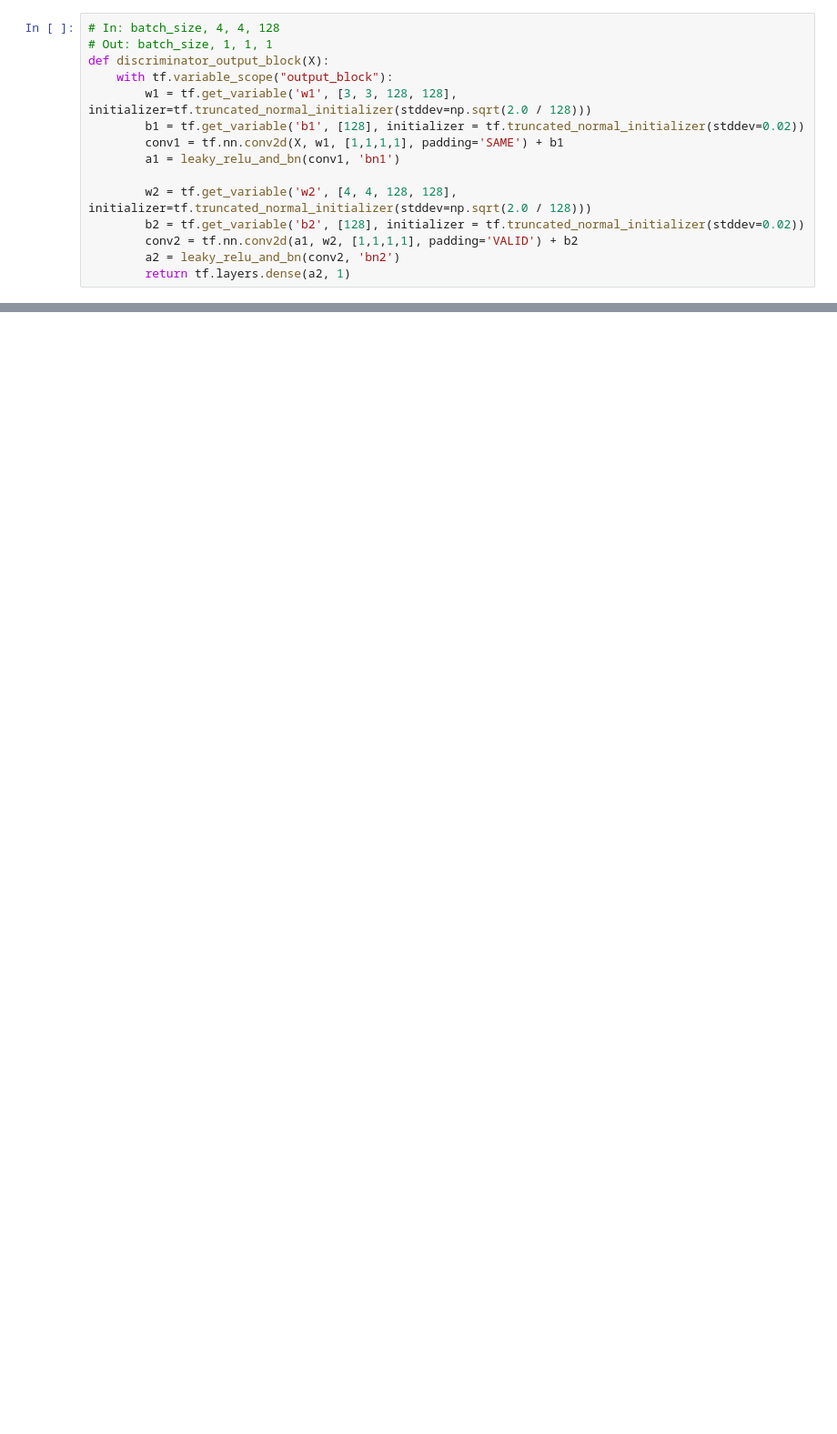
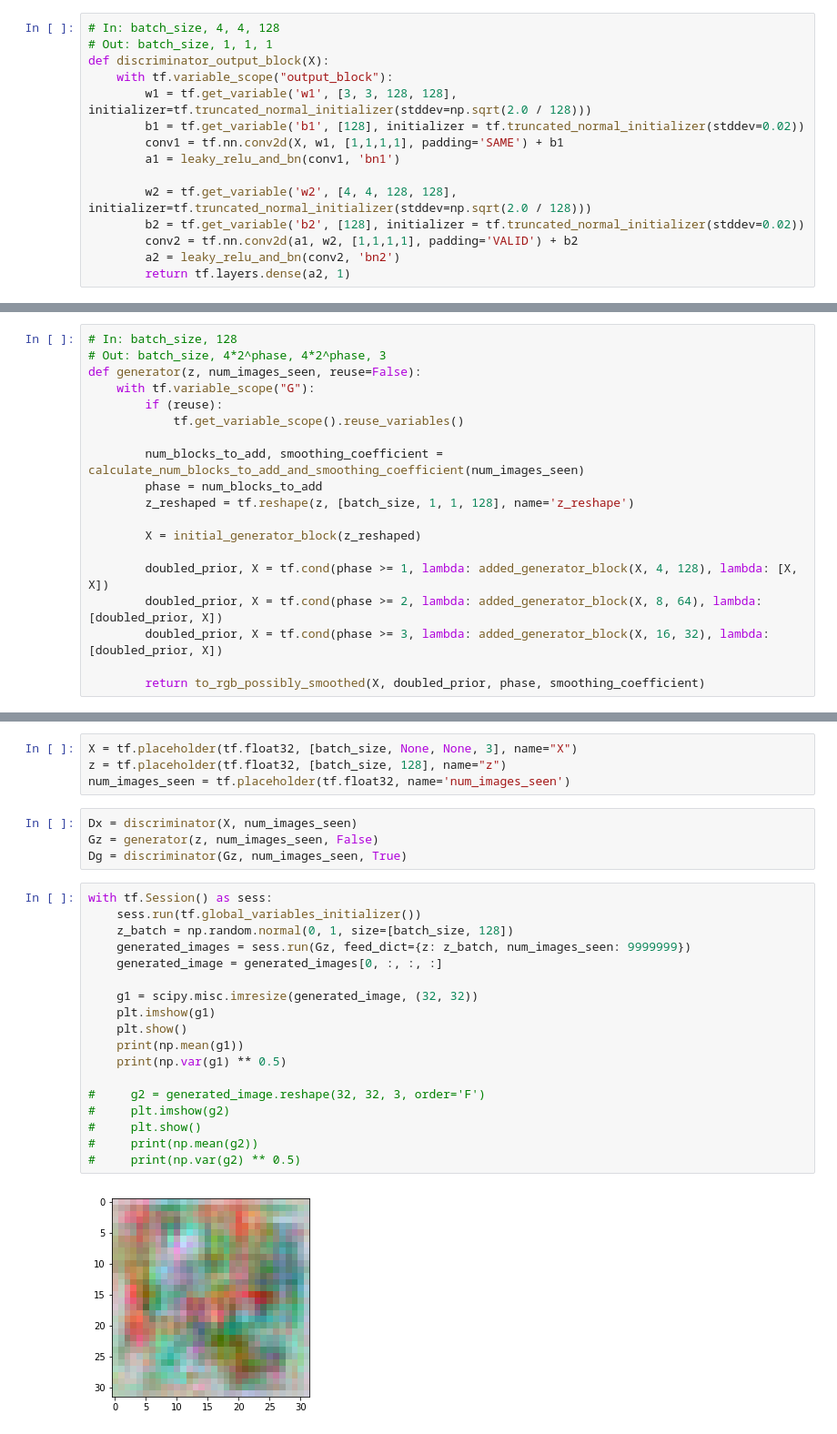
Before and after one commit to ofhippo/dangan, a Jupyter notebook: progressively_growing_gan_cifar_2.ipynb, the cells around one changed output, grey strips where cells are left out. Shown: that part at 91% size. Drawn from its saved outputs; the diff is of its cells as text; blank space fills up the shorter version.

```diff
--- a/progressively_growing_gan_cifar_2.ipynb
+++ b/progressively_growing_gan_cifar_2.ipynb
@@ -312,0 +386,19 @@ def generator(z, num_images_seen, batch_size, reuse=False):
+# %%
+# In: batch_size, 128
+# Out: batch_size, 4*2^phase, 4*2^phase, 3
+def generator(z, num_images_seen, reuse=False):
+    with tf.variable_scope("G"):
+        if (reuse):
+            tf.get_variable_scope().reuse_variables()
+
+        num_blocks_to_add, smoothing_coefficient = calculate_num_blocks_to_add_and_smoothing_coefficient(num_images_seen)
+        phase = num_blocks_to_add
+        z_reshaped = tf.reshape(z, [batch_size, 1, 1, 128], name='z_reshape')
+
+        X = initial_generator_block(z_reshaped)
+
+        doubled_prior, X = tf.cond(phase >= 1, lambda: added_generator_block(X, 4, 128), lambda: [X, X])
+        doubled_prior, X = tf.cond(phase >= 2, lambda: added_generator_block(X, 8, 64), lambda: [doubled_prior, X])
+        doubled_prior, X = tf.cond(phase >= 3, lambda: added_generator_block(X, 16, 32), lambda: [doubled_prior, X])
+
+        return to_rgb_possibly_smoothed(X, doubled_prior, phase, smoothing_coefficient)
@@ -312,0 +407,28 @@ def generator(z, num_images_seen, batch_size, reuse=False):
+# %%
+X = tf.placeholder(tf.float32, [batch_size, None, None, 3], name="X")
+z = tf.placeholder(tf.float32, [batch_size, 128], name="z")
+num_images_seen = tf.placeholder(tf.float32, name='num_images_seen')
+# %%
+Dx = discriminator(X, num_images_seen)
+Gz = generator(z, num_images_seen, False)
+Dg = discriminator(Gz, num_images_seen, True)
+# %%
+with tf.Session() as sess:
+    sess.run(tf.global_variables_initializer())
+    z_batch = np.random.normal(0, 1, size=[batch_size, 128])
+    generated_images = sess.run(Gz, feed_dict={z: z_batch, num_images_seen: 9999999})
+    generated_image = generated_images[0, :, :, :]
+
+    g1 = scipy.misc.imresize(generated_image, (32, 32))
+    plt.imshow(g1)
+    plt.show()
+    print(np.mean(g1))
+    print(np.var(g1) ** 0.5)
+
+#     g2 = generated_image.reshape(32, 32, 3, order='F')
+#     plt.imshow(g2)
+#     plt.show()
+#     print(np.mean(g2))
+#     print(np.var(g2) ** 0.5)
+# %% [output]
+[figure, added]
```
Also changed, not shown: parts of 25 cells of this notebook.
